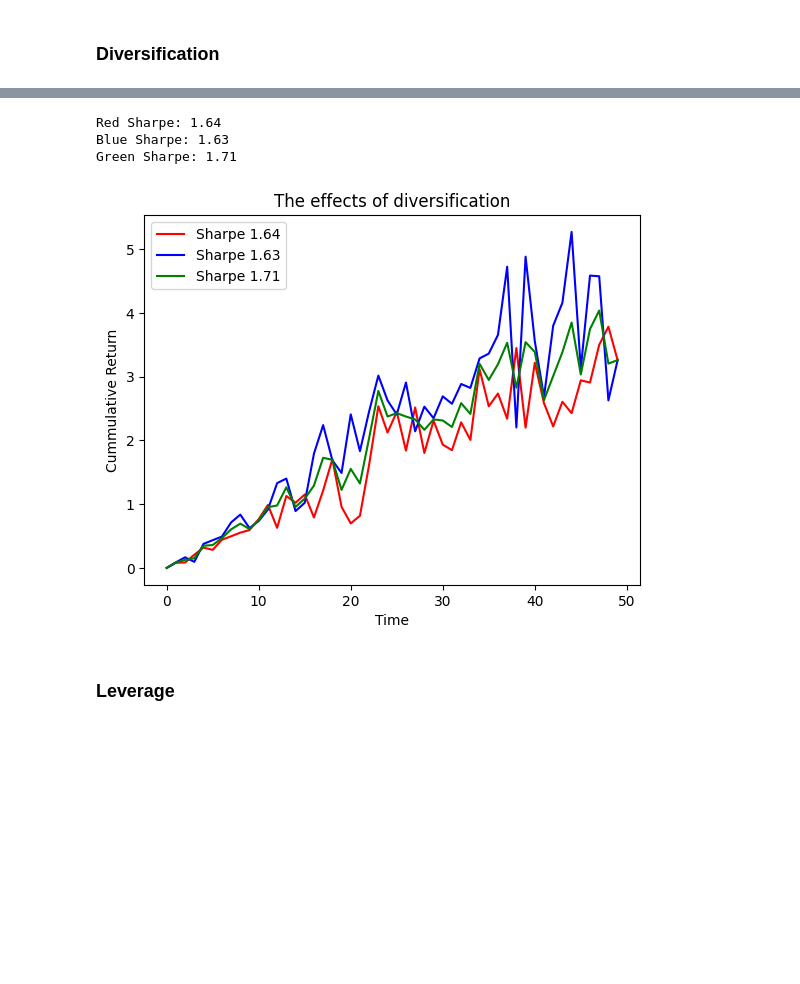
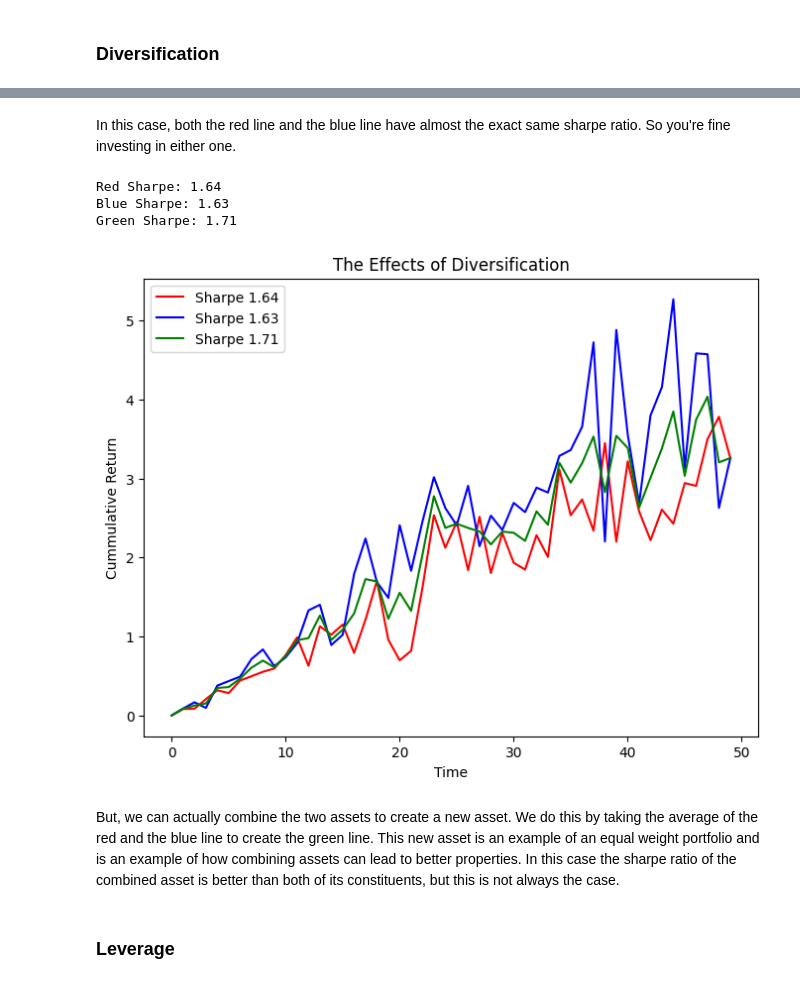
Before and after one commit to andrewhall1124/basics, a Jupyter notebook: sharpe_math.ipynb, the cells around one changed output, grey strips where cells are left out. Saved outputs shown, nothing was run; the diff lists cells and outputs as text; code cells hidden in the pictures; blank space fills up the shorter version.

```diff
--- a/sharpe_math.ipynb
+++ b/sharpe_math.ipynb
@@ -109,3 +118,5 @@ plt.show()
+# %% [markdown]
+In this case, both the red line and the blue line have almost the exact same sharpe ratio. So you're fine investing in either one.
 # %%
 green = (red + blue) / 2
 # %%
@@ -121,16 +132,19 @@ Red Sharpe: 1.64
 Blue Sharpe: 1.63
 Green Sharpe: 1.71
 # %%
-plt.title("The effects of diversification")
+plt.figure(figsize=(8,6))
+plt.title("The Effects of Diversification")
 plt.ylabel("Cummulative Return")
 plt.xlabel("Time")
 plt.plot(red, color='red', label=f"Sharpe {round(red_sharpe,2)}")
 plt.plot(blue, color='blue', label=f"Sharpe {round(blue_sharpe,2)}")
 plt.plot(green, color='green', label=f"Sharpe {round(green_sharpe,2)}")
 plt.legend()
 plt.show()
 # %% [output]
-[figure, old version]
+[figure, new version]
+# %% [markdown]
+But, we can actually combine the two assets to create a new asset. We do this by taking the average of the red and the blue line to create the green line. This new asset is an example of an equal weight portfolio and is an example of how combining assets can lead to better properties. In this case the sharpe ratio of the combined asset is better than both of its constituents, but this is not always the case.
 # %% [markdown]
 ### Leverage
 # %%
```
Also changed, not shown: parts of 10 cells of this notebook.
